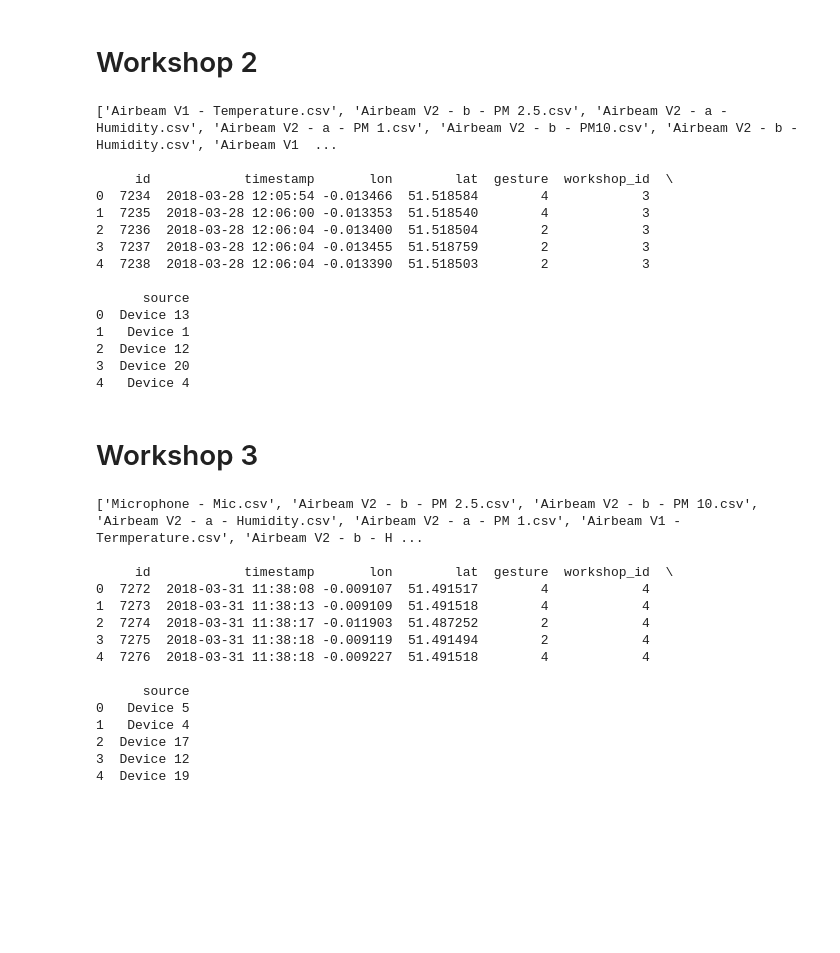
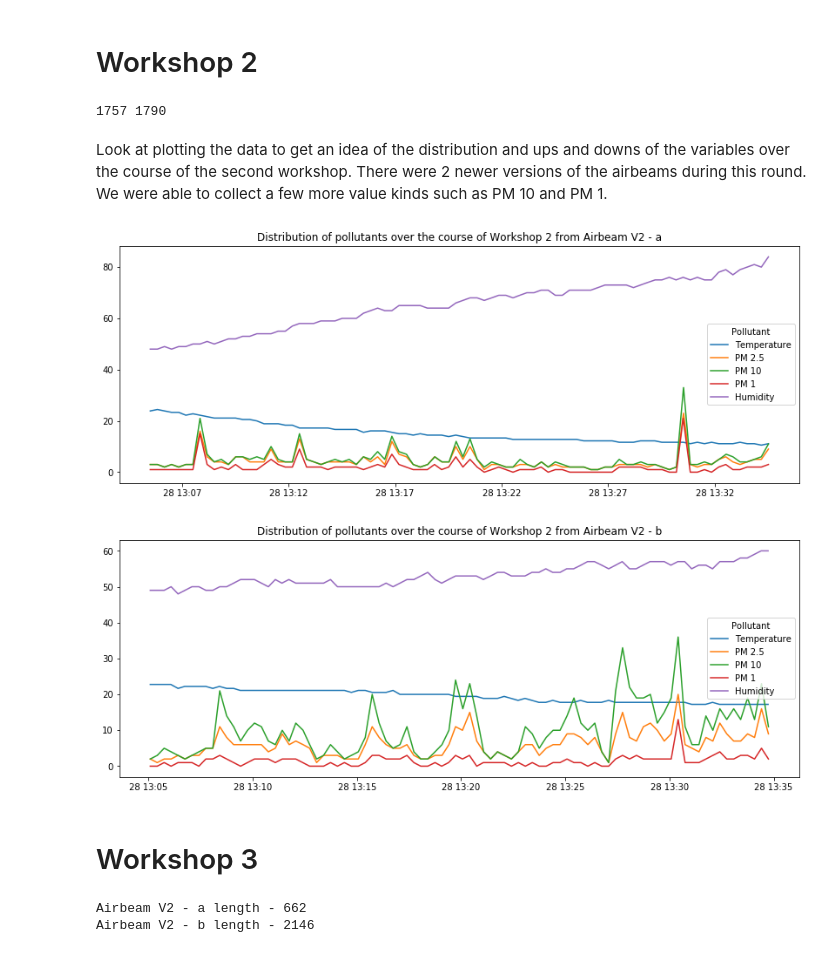
Before and after one commit to Usamahk/WearAQ, a Jupyter notebook: WearAQ_w1_analysis.ipynb, the cells around one changed output. Cells and saved outputs as stored; diff of their text form; code cells hidden in the pictures; blank space fills up the shorter version.

```diff
--- a/WearAQ_w1_analysis.ipynb
+++ b/WearAQ_w1_analysis.ipynb
@@ -94,10 +106,11 @@ There we go. Now we have a cleaner dataset and we can work on looking at the per
 # Read in Airbeam data
 
 filenames = os.listdir("data/Workshop Data/Workshop 2")
-print(filenames)
 
 for i in range(len(filenames)):
+    # print(i, " - ", filenames[i])
     filenames[i] = "data/Workshop Data/Workshop 2/" + filenames[i]
+
 
 w2 = [pd.read_csv(filename, header = 2) for filename in filenames]
 
@@ -109,35 +122,47 @@ print()
 # Read in the data
 w2_percep = pd.read_csv("data/Workshop data/Perception/W2_perception.csv",float_precision = 'high')
 
-w2_
-
 # Check the results
-print(w2_percep.head(5))
+# print(w2_percep.head(5))
+print(len(w2[9]), len(w2[12]))
 # %% [output]
-['Airbeam V1 - Temperature.csv', 'Airbeam V2 - b - PM 2.5.csv', 'Airbeam V2 - a - Humidity.csv', 'Airbeam V2 - a - PM 1.csv', 'Airbeam V2 - b - PM10.csv', 'Airbeam V2 - b - Humidity.csv', 'Airbeam V1  ...
-
-     id            timestamp       lon        lat  gesture  workshop_id  \
-0  7234  2018-03-28 12:05:54 -0.013466  51.518584        4            3
-1  7235  2018-03-28 12:06:00 -0.013353  51.518540        4            3
-2  7236  2018-03-28 12:06:04 -0.013400  51.518504        2            3
-3  7237  2018-03-28 12:06:04 -0.013455  51.518759        2            3
-4  7238  2018-03-28 12:06:04 -0.013390  51.518503        2            3
-
-      source
-0  Device 13
-1   Device 1
-2  Device 12
-3  Device 20
-4   Device 4
+1757 1790
+# %% [markdown]
+Look at plotting the data to get an idea of the distribution and ups and downs of the variables over the course of the second workshop. There were 2 newer versions of the airbeams during this round. We were able to collect a few more value kinds such as PM 10 and PM 1.
+# %%
+figsize(14, 5)
+
+plt.plot(w2[9].Timestamp[::20],((w2[9].Value[::20]-32)*5)/9, label = "Temperature")
+plt.plot(w2[11].Timestamp[::20],w2[11].Value[::20], label = "PM 2.5")
+plt.plot(w2[7].Timestamp[::20],w2[7].Value[::20], label = "PM 10")
+plt.plot(w2[3].Timestamp[::20],w2[3].Value[::20], label = "PM 1")
+plt.plot(w2[2].Timestamp[::20],w2[2].Value[::20], label = "Humidity")
+plt.legend(title="Pollutant", loc="center right")
+plt.title("Distribution of pollutants over the course of Workshop 2 from Airbeam V2 - a")
+plt.yscale('linear')
+plt.show()
+
+plt.plot(w2[12].Timestamp[::20],((w2[12].Value[::20]-32)*5)/9, label = "Temperature")
+plt.plot(w2[1].Timestamp[::20],w2[1].Value[::20], label = "PM 2.5")
+plt.plot(w2[4].Timestamp[::20],w2[4].Value[::20], label = "PM 10")
+plt.plot(w2[10].Timestamp[::20],w2[10].Value[::20], label = "PM 1")
+plt.plot(w2[5].Timestamp[::20],w2[5].Value[::20], label = "Humidity")
+plt.legend(title="Pollutant", loc="best")
+plt.title("Distribution of pollutants over the course of Workshop 2 from Airbeam V2 - b")
+plt.yscale('linear')
+plt.show()
+# %% [output]
+[figure, added]
+[figure, added]
 # %% [markdown]
 # Workshop 3
 # %%
 # Read in Airbeam data
 
 filenames = os.listdir("data/Workshop Data/Workshop 3")
-print(filenames)
 
 for i in range(len(filenames)):
+    # print(i, " - ", filenames[i])
     filenames[i] = "data/Workshop Data/Workshop 3/" + filenames[i]
 
 w3 = [pd.read_csv(filename, header = 2) for filename in filenames]
@@ -152,20 +177,9 @@ w3_clean = pd.read_csv("data/Workshop data/Perception/W3_perception.csv",float_p
 w3_percep = pd.DataFrame(w3_clean)
 
 # Check the results
-print(w3_percep.head(5))
+# print(w3_percep.head(5))
+print("Airbeam V2 - a length -", len(w3[10]))
+print("Airbeam V2 - b length -", len(w3[13]))
 # %% [output]
-['Microphone - Mic.csv', 'Airbeam V2 - b - PM 2.5.csv', 'Airbeam V2 - b - PM 10.csv', 'Airbeam V2 - a - Humidity.csv', 'Airbeam V2 - a - PM 1.csv', 'Airbeam V1 - Termperature.csv', 'Airbeam V2 - b - H ...
-
-     id            timestamp       lon        lat  gesture  workshop_id  \
-0  7272  2018-03-31 11:38:08 -0.009107  51.491517        4            4
-1  7273  2018-03-31 11:38:13 -0.009109  51.491518        4            4
-2  7274  2018-03-31 11:38:17 -0.011903  51.487252        2            4
-3  7275  2018-03-31 11:38:18 -0.009119  51.491494        2            4
-4  7276  2018-03-31 11:38:18 -0.009227  51.491518        4            4
-
-      source
-0   Device 5
-1   Device 4
-2  Device 17
-3  Device 12
-4  Device 19
+Airbeam V2 - a length - 662
+Airbeam V2 - b length - 2146
```
Also changed, not shown: parts of 4 cells of this notebook, 3 other files.
